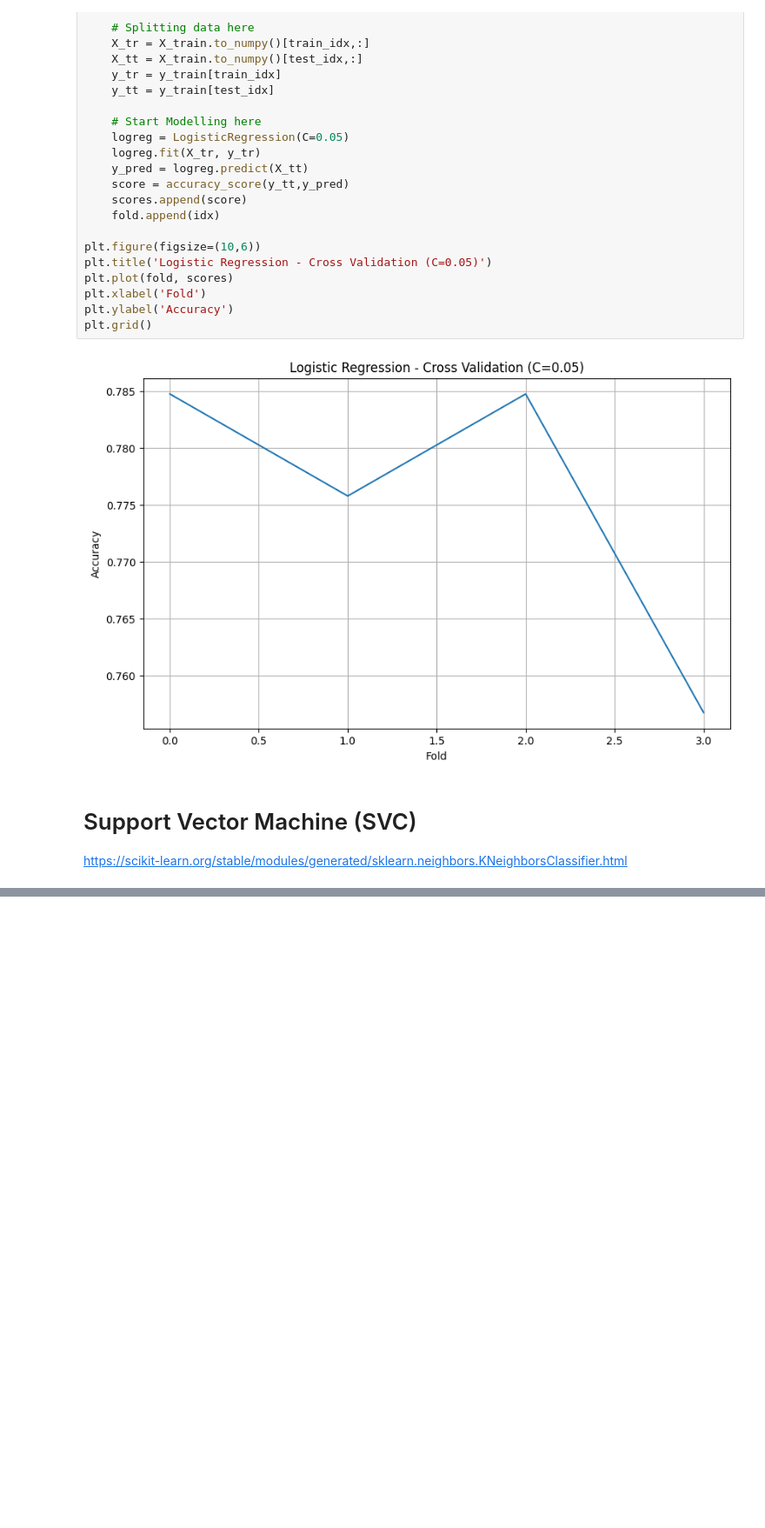
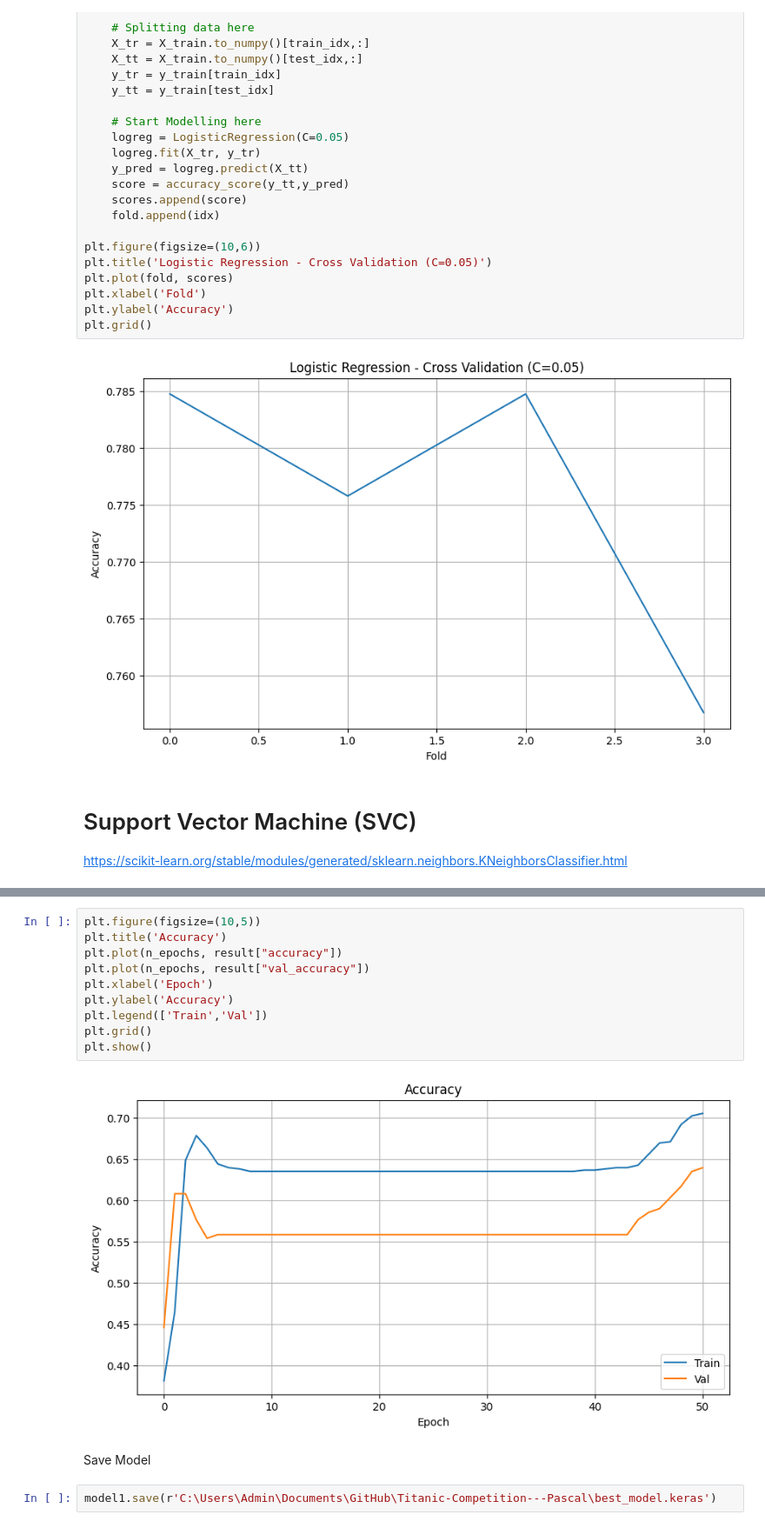
Before and after one commit to Pascalbrly/Titanic-Competition---Pascal, a Jupyter notebook: titanic data science compt.ipynb, the cells around one changed output, grey strips where cells are left out. Shown at 87% size. Saved outputs shown, nothing was run; the diff lists cells and outputs as text; blank space fills up the shorter version.

```diff
--- a/titanic data science compt.ipynb
+++ b/titanic data science compt.ipynb
@@ -880,0 +1047,16 @@ score
+# %%
+plt.figure(figsize=(10,5))
+plt.title('Accuracy')
+plt.plot(n_epochs, result["accuracy"])
+plt.plot(n_epochs, result["val_accuracy"])
+plt.xlabel('Epoch')
+plt.ylabel('Accuracy')
+plt.legend(['Train','Val'])
+plt.grid()
+plt.show()
+# %% [output]
+[figure, added]
+# %% [markdown]
+Save Model
+# %%
+model1.save(r'C:\Users\Admin\Documents\GitHub\Titanic-Competition---Pascal\best_model.keras')
```
Also changed, not shown: parts of 33 cells of this notebook, 2 other files.
